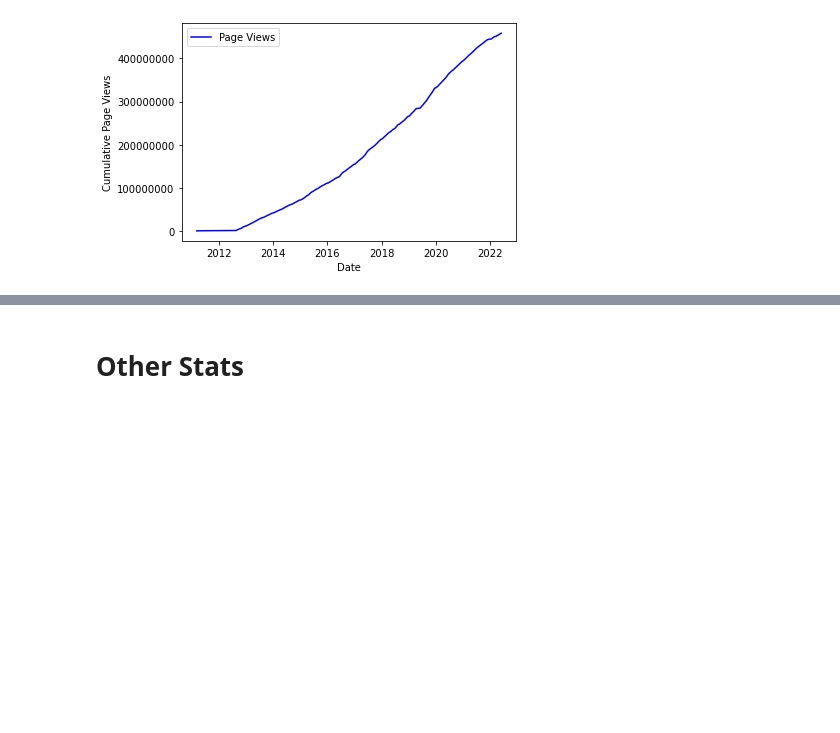
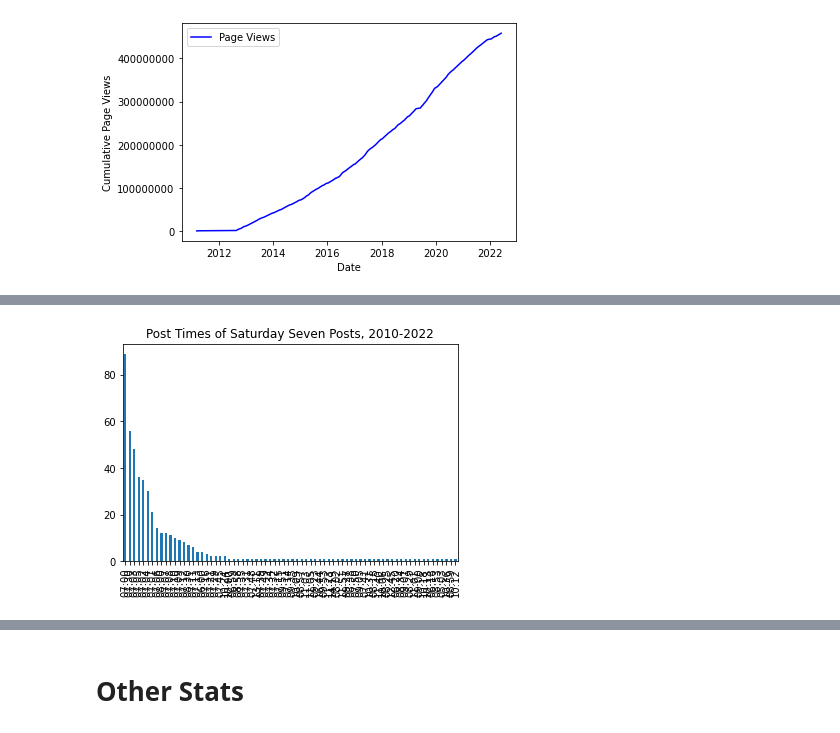
Before and after one commit to groegercesg/Guido_Fawkes_Analysis, a Jupyter notebook: analysis.ipynb, the cells around one changed output, grey strips where cells are left out. Cells and saved outputs as stored; diff of their text form; code cells hidden in the pictures; blank space fills up the shorter version.

```diff
--- a/analysis.ipynb
+++ b/analysis.ipynb
@@ -336,0 +373,12 @@ plt.savefig('images/cumulative_page_views.png',bbox_inches='tight')
+# %%
+post_time_counts = articleDetails['Post Time'].value_counts()
+
+# create the bar chart
+ax = post_time_counts.plot.bar()
+# set the title
+ax.set_title("Post Times of Saturday Seven Posts, 2010-2022")
+
+#plt.show()
+plt.savefig('images/post_times.png',bbox_inches='tight')
+# %% [output]
+[figure, added]
```
Also changed, not shown: parts of 11 cells of this notebook, 8 other files.
